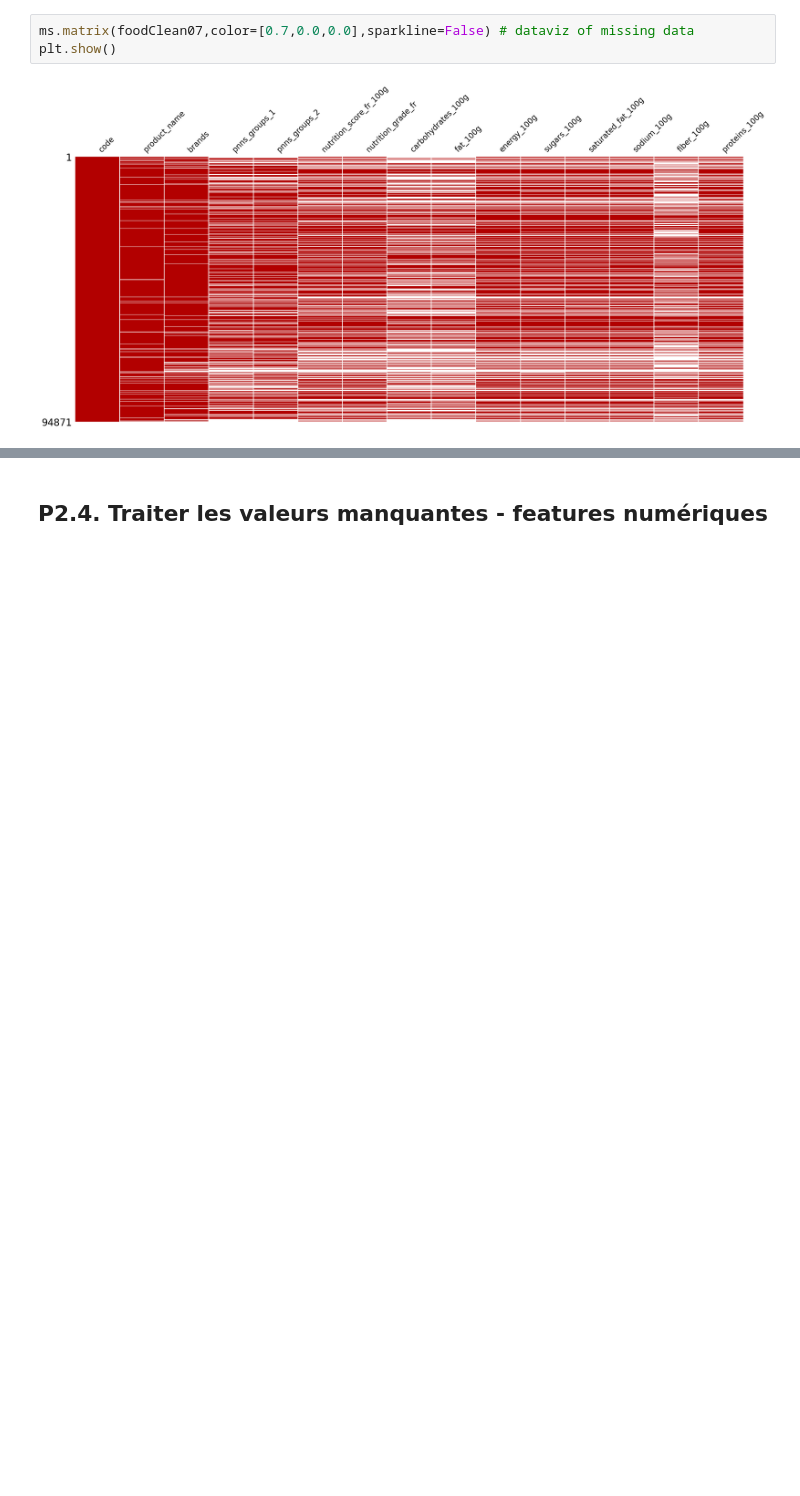
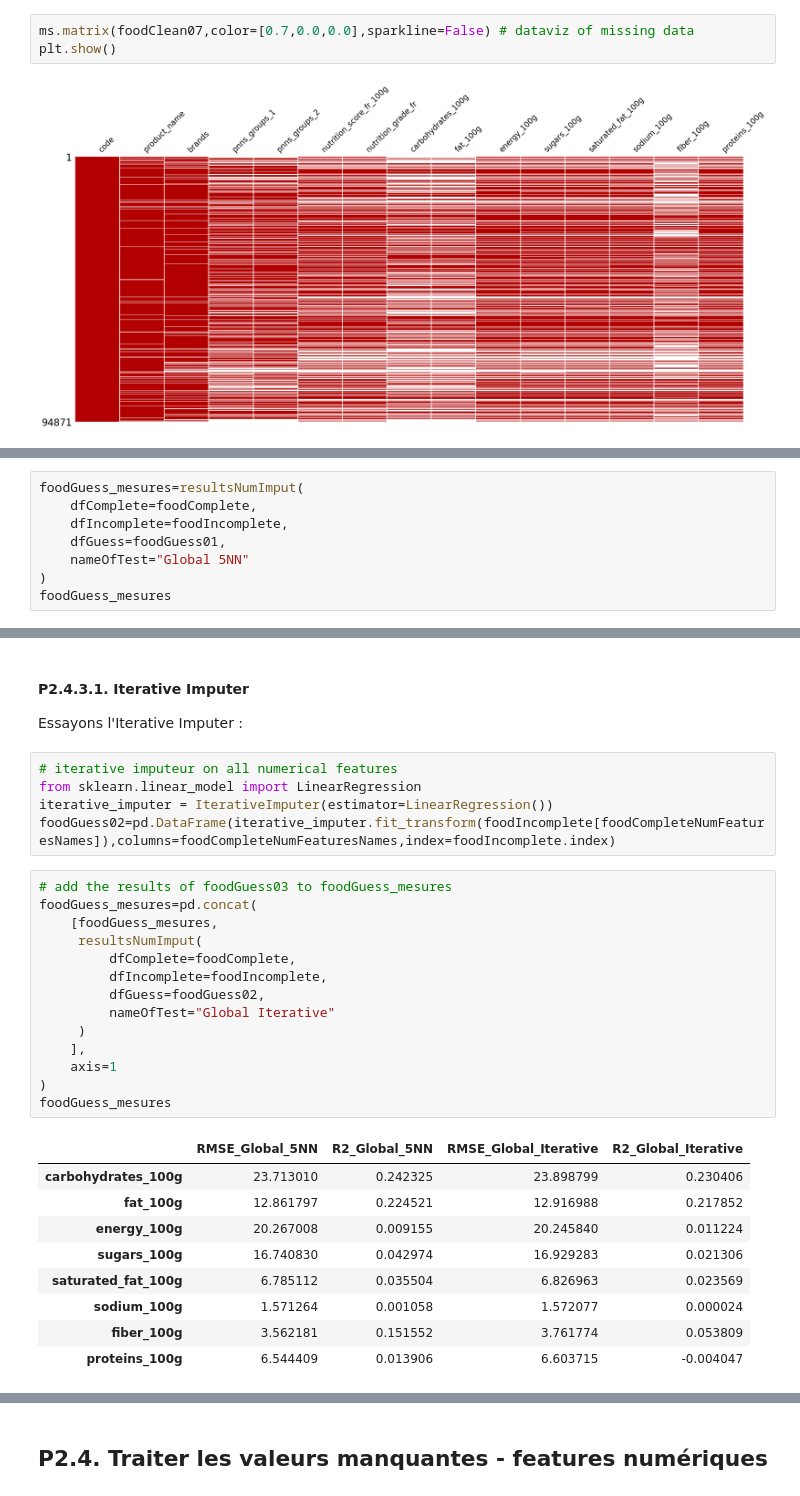
Before and after one commit to ClementPatin/OC-P3, a Jupyter notebook: Patin_Clement_1_notebook_052023.ipynb, the cells around one changed output, grey strips where cells are left out. Cells and saved outputs as stored; diff of their text form; blank space fills up the shorter version.

```diff
--- a/Patin_Clement_1_notebook_052023.ipynb
+++ b/Patin_Clement_1_notebook_052023.ipynb
@@ -1093,0 +1163,8 @@ dtype: int64
+# %%
+foodGuess_mesures=resultsNumImput(
+    dfComplete=foodComplete,
+    dfIncomplete=foodIncomplete,
+    dfGuess=foodGuess01,
+    nameOfTest="Global 5NN"
+)
+foodGuess_mesures
@@ -1093,0 +1313,33 @@ dtype: int64
+# %% [markdown]
+#### P2.4.3.1. Iterative Imputer
+
+Essayons l'Iterative Imputer :
+# %%
+# iterative imputeur on all numerical features
+from sklearn.linear_model import LinearRegression
+iterative_imputer = IterativeImputer(estimator=LinearRegression())
+foodGuess02=pd.DataFrame(iterative_imputer.fit_transform(foodIncomplete[foodCompleteNumFeaturesNames]),columns=foodCompleteNumFeaturesNames,index=foodIncomplete.index)
+# %%
+# add the results of foodGuess03 to foodGuess_mesures
+foodGuess_mesures=pd.concat(
+    [foodGuess_mesures,
+     resultsNumImput(
+         dfComplete=foodComplete,
+         dfIncomplete=foodIncomplete,
+         dfGuess=foodGuess02,
+         nameOfTest="Global Iterative"
+     )
+    ],
+    axis=1
+)
+foodGuess_mesures
+# %% [output]
+|  | RMSE_Global_5NN | R2_Global_5NN | RMSE_Global_Iterative | R2_Global_Iterative |
+| carbohydrates_100g | 23.713010 | 0.242325 | 23.898799 | 0.230406 |
+| fat_100g | 12.861797 | 0.224521 | 12.916988 | 0.217852 |
+| energy_100g | 20.267008 | 0.009155 | 20.245840 | 0.011224 |
+| sugars_100g | 16.740830 | 0.042974 | 16.929283 | 0.021306 |
+| saturated_fat_100g | 6.785112 | 0.035504 | 6.826963 | 0.023569 |
+| sodium_100g | 1.571264 | 0.001058 | 1.572077 | 0.000024 |
+| fiber_100g | 3.562181 | 0.151552 | 3.761774 | 0.053809 |
+| proteins_100g | 6.544409 | 0.013906 | 6.603715 | -0.004047 |
```
Also changed, not shown: parts of 46 cells of this notebook.
